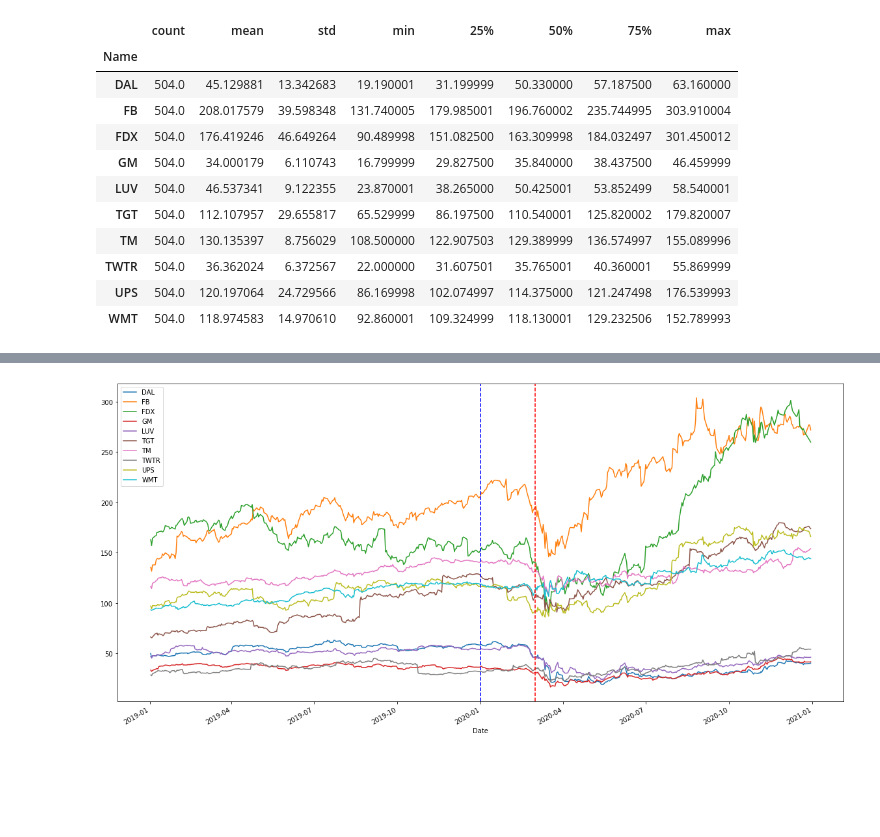
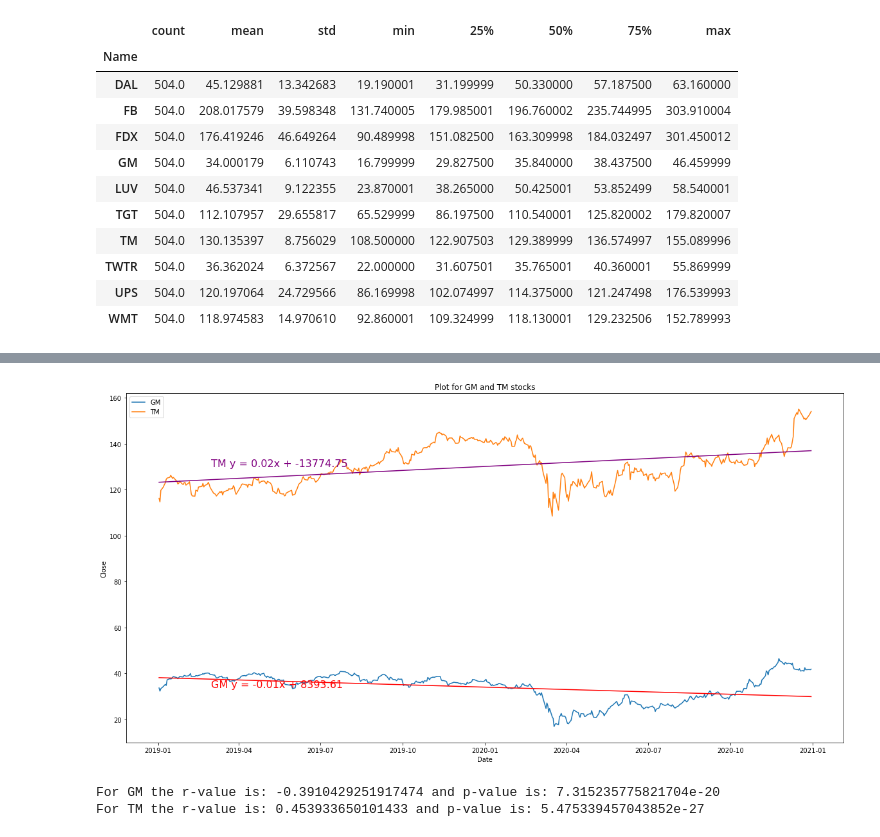
Before and after one commit to nt1983/team5-exercise, a Jupyter notebook: Narjes_Code.ipynb, the cells around one changed output, grey strips where cells are left out. Drawn from its saved outputs; the diff is of its cells as text; code cells hidden in the pictures; blank space fills up the shorter version.

```diff
--- a/Narjes_Code.ipynb
+++ b/Narjes_Code.ipynb
@@ -103,18 +122,29 @@ maxs_data
 # %%
-def linear_reg(x,y,dfName,ab):
+#create function to claculate linear regression, draw plot, draw linear regression for each couple of tickers
+def linear_reg(x,y,dfName, dfName1):
     ticker_df=stockfinal[stockfinal["Name"]==str(dfName)]
+    ticker_df1=stockfinal[stockfinal["Name"]==str(dfName1)]
     date_num=ticker_df[x].map(dt.datetime.toordinal)
     slope, intercept, r_value, p_value, std_err=st.linregress(date_num,ticker_df[y])
+    slope1, intercept1, r_value1, p_value1, std_err1=st.linregress(date_num,ticker_df1[y])
     regression_value=date_num*slope+intercept
+    regression_value1=date_num*slope1+intercept1
     plt.figure(figsize=(20, 10))
     plt.plot(ticker_df[x], ticker_df[y])
+    plt.plot(ticker_df1[x], ticker_df1[y])
     plt.plot(ticker_df[x], regression_value, color='red')
-    eq= f"y = {round(slope, 2)}x + {round(intercept, 2)}"
+    plt.plot(ticker_df1[x], regression_value1, color='purple')
+    eq= f"{(dfName)} y = {round(slope, 2)}x + {round(intercept, 2)}"
+    eq1= f"{(dfName1)} y = {round(slope1, 2)}x + {round(intercept1, 2)}"
+    ab=(mdates.date2num(dt.datetime(2019,3,1)), (ticker_df[y].mean()))
+    ab1=(mdates.date2num(dt.datetime(2019,3,1)), (ticker_df1[y].mean()))
     plt.annotate(eq,ab, color='red', fontsize=16)
+    plt.annotate(eq1,ab1, color='purple', fontsize=16)
     plt.xlabel(x)
     plt.ylabel(y)
-    t=f"Plot for {dfName} stock"
+    plt.legend([dfName, dfName1])
+    t=f"Plot for {dfName} and {dfName1} stocks"
     plt.title(t)
-    print(f"The r-value is: {r_value}")
-    print(f"The p-value is: {p_value}")
     plt.show()
+    print(f"For {dfName} the r-value is: {r_value} and p-value is: {p_value}")
+    print(f"For {dfName1} the r-value is: {r_value1} and p-value is: {p_value1}")
@@ -127,9 +151,7 @@ The p-value is: 7.315235775821704e-20
-# %%
-plt.figure(figsize=(20, 10))
-stock_group["Close"].plot()
-plt.axvline(x='2020-3-1',color='r',linestyle='--')
-plt.axvline(x='2020-1-1',color='b',linestyle='--')
-plt.legend()
-plt.show()
-# %% [output]
-[figure, removed]
+# %%
+#Linear regression for GM and TM
+linear_reg("Date", "Close", "GM", "TM")
+# %% [output]
+[figure, added]
+For GM the r-value is: -0.3910429251917474 and p-value is: 7.315235775821704e-20
+For TM the r-value is: 0.453933650101433 and p-value is: 5.475339457043852e-27
```
Also changed, not shown: parts of 12 cells of this notebook, 1 other file.
